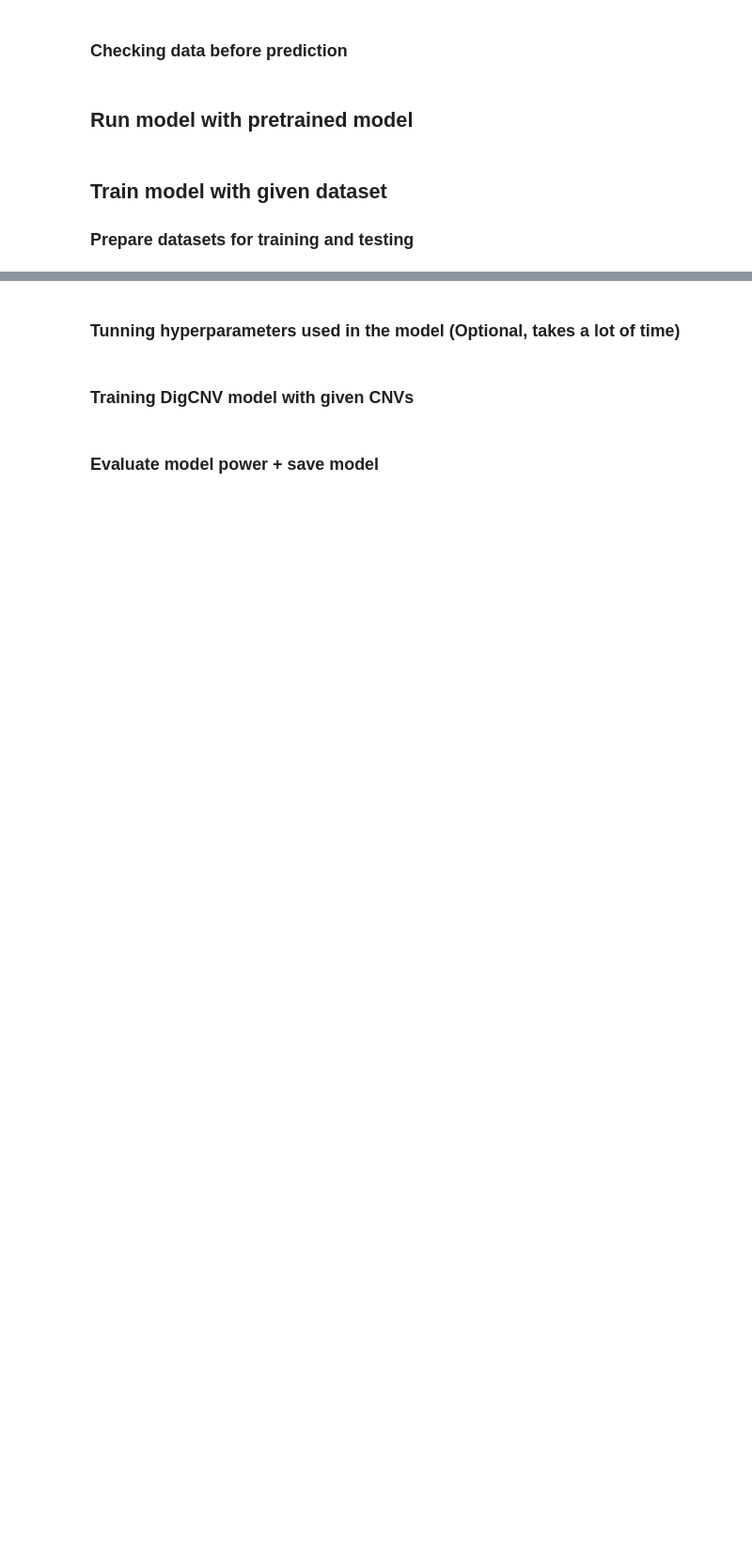
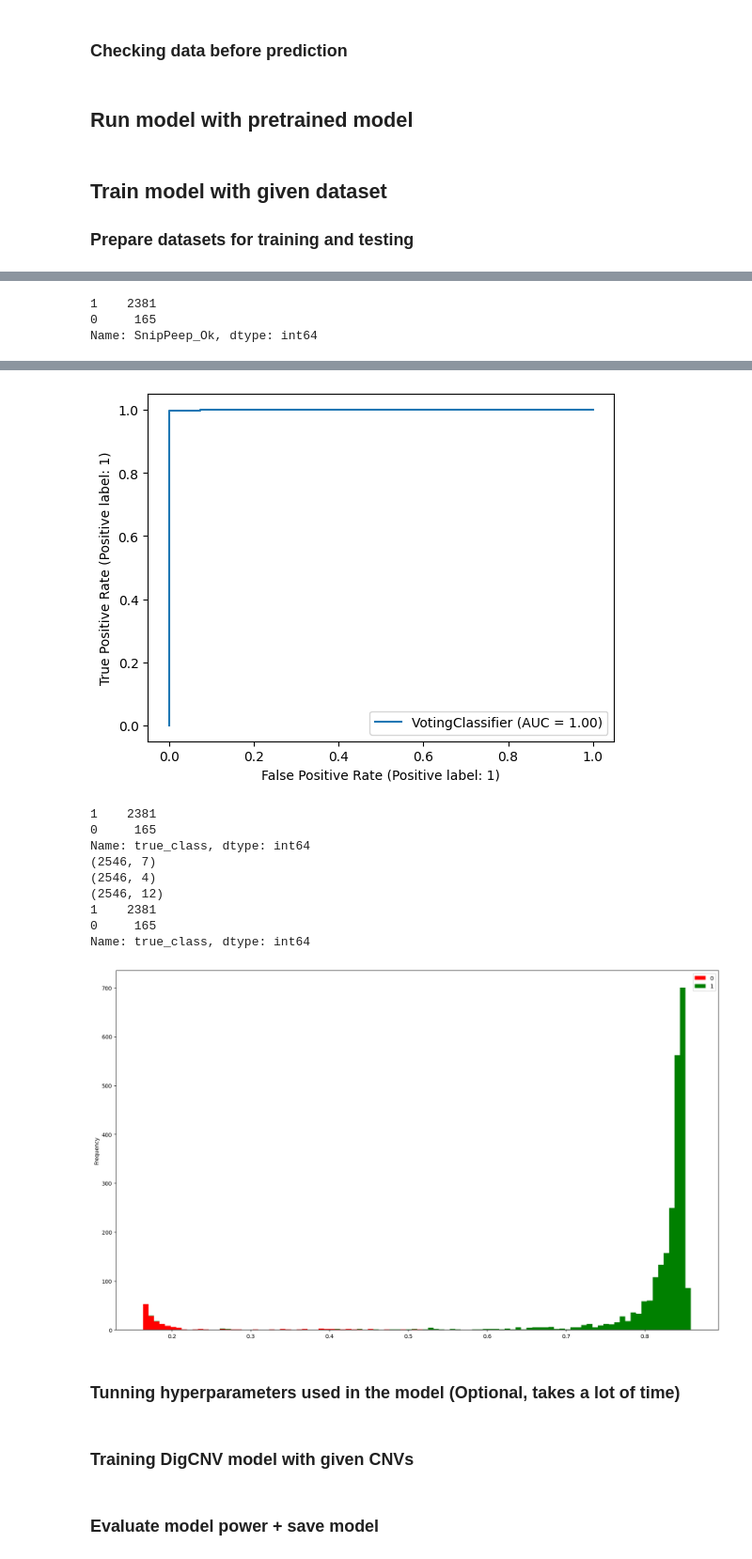
Before and after one commit to JacquemontLab/DigCNV, a Jupyter notebook: run_digcnv.ipynb, the cells around one changed output, grey strips where cells are left out. Shown: that part at 94% size. Saved outputs shown, nothing was run; the diff lists cells and outputs as text; code cells hidden in the pictures; blank space fills up the shorter version.

Commit message:
Add eval model code

```diff
--- a/run_digcnv.ipynb
+++ b/run_digcnv.ipynb
@@ -73,3 +58,7 @@ print(predicted_cnvs.DigCNVpred.value_counts())
 ## Train model with given dataset
 
 ### Prepare datasets for training and testing
+# %%
+model = digCnvModel.DigCnvModel()
+model.openPreTrainedDigCnvModel(model_path='./digcnv/data/DigCNV_model_multiple_technos.pkl')
+cnvs = pd.read_csv("temp_data/UKBB_clean_for_DigCNV.tsv", sep="\t")
@@ -76,4 +70,8 @@ print(predicted_cnvs.DigCNVpred.value_counts())
 # %%
-cnvs, removed = DigCnvPreProcessing.removeLinesWithNA(cnvs, dimensions=model_dimensions)
-X_train, y_train, X_test, y_test = DigCnvPreProcessing.createTrainingTestingDatasets(cnvs, X_dimension=true_class_name)
+cnvs, removed = DigCnvPreProcessing.removeLinesWithNA(cnvs, dimensions=model._dimensions + ["SnipPeep_Ok"])
+
+X_train, y_train, X_test, y_test = DigCnvPreProcessing.createTrainingTestingDatasets(cnvs, dimensions=model._dimensions, X_dimension="SnipPeep_Ok")
 X_train, y_train = DigCnvPreProcessing.uniformizeClassesSizes(X_train, y_train, 17, 0.4, 0.5)
+print(y_test.value_counts())
+model.evaluateCnvClassification(testing_df=X_test, expected_values=y_test)
+# %% [output]
@@ -79,0 +92,3 @@ X_train, y_train = DigCnvPreProcessing.uniformizeClassesSizes(X_train, y_train,
+1    2381
+0     165
+Name: SnipPeep_Ok, dtype: int64
@@ -80,3 +100,14 @@ X_train, y_train = DigCnvPreProcessing.uniformizeClassesSizes(X_train, y_train,
+[figure, added]
+1    2381
+0     165
+Name: true_class, dtype: int64
+(2546, 7)
+(2546, 4)
+(2546, 12)
+1    2381
+0     165
+Name: true_class, dtype: int64
+[figure, added]
 # %% [markdown]
 ### Tunning hyperparameters used in the model (Optional, takes a lot of time)
 # %% [markdown]
```
Also changed, not shown: parts of 7 cells of this notebook, 7 other files.
